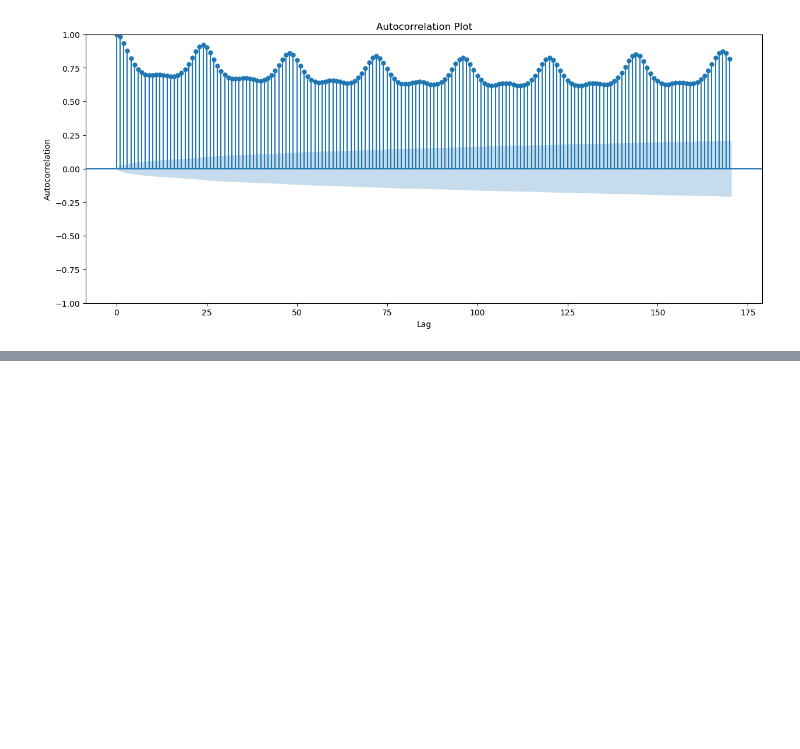
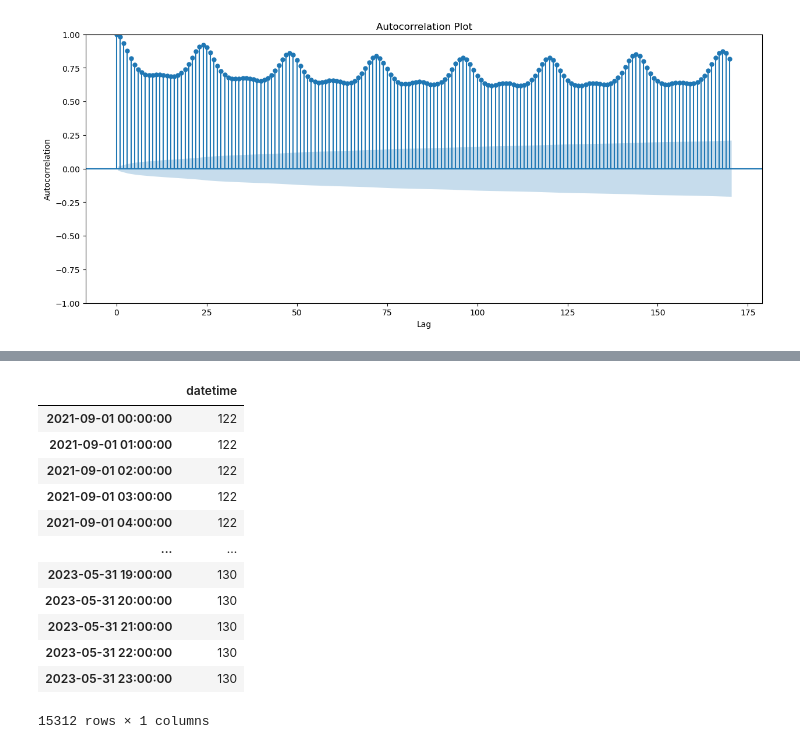
Before and after one commit to TheMerkh/Enefit---Predict-Energy-Behavior-of-Prosumers, a Jupyter notebook: Baseline.ipynb, the cells around one changed output, grey strips where cells are left out. Saved outputs shown, nothing was run; the diff lists cells and outputs as text; code cells hidden in the pictures; blank space fills up the shorter version.

```diff
--- a/Baseline.ipynb
+++ b/Baseline.ipynb
@@ -218,0 +234,16 @@ plt.show()
+# %%
+train['datetime'].value_counts().to_frame().sort_index()
+# %% [output]
+|  | datetime |
+| 2021-09-01 00:00:00 | 122 |
+| 2021-09-01 01:00:00 | 122 |
+| 2021-09-01 02:00:00 | 122 |
+| 2021-09-01 03:00:00 | 122 |
+| 2021-09-01 04:00:00 | 122 |
+| ... | ... |
+| 2023-05-31 19:00:00 | 130 |
+| 2023-05-31 20:00:00 | 130 |
+| 2023-05-31 21:00:00 | 130 |
+| 2023-05-31 22:00:00 | 130 |
+| 2023-05-31 23:00:00 | 130 |
+15312 rows × 1 columns
```
Also changed, not shown: parts of 4 cells of this notebook.
